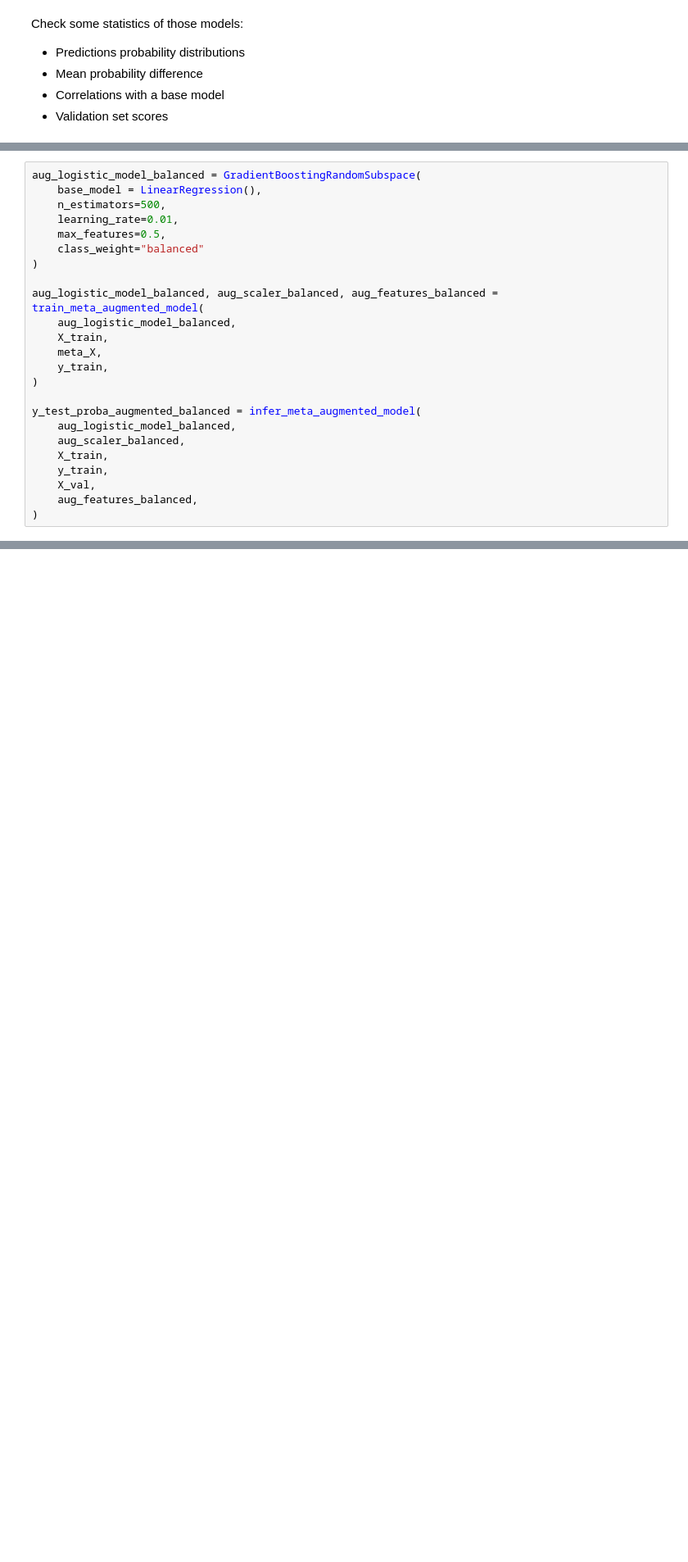
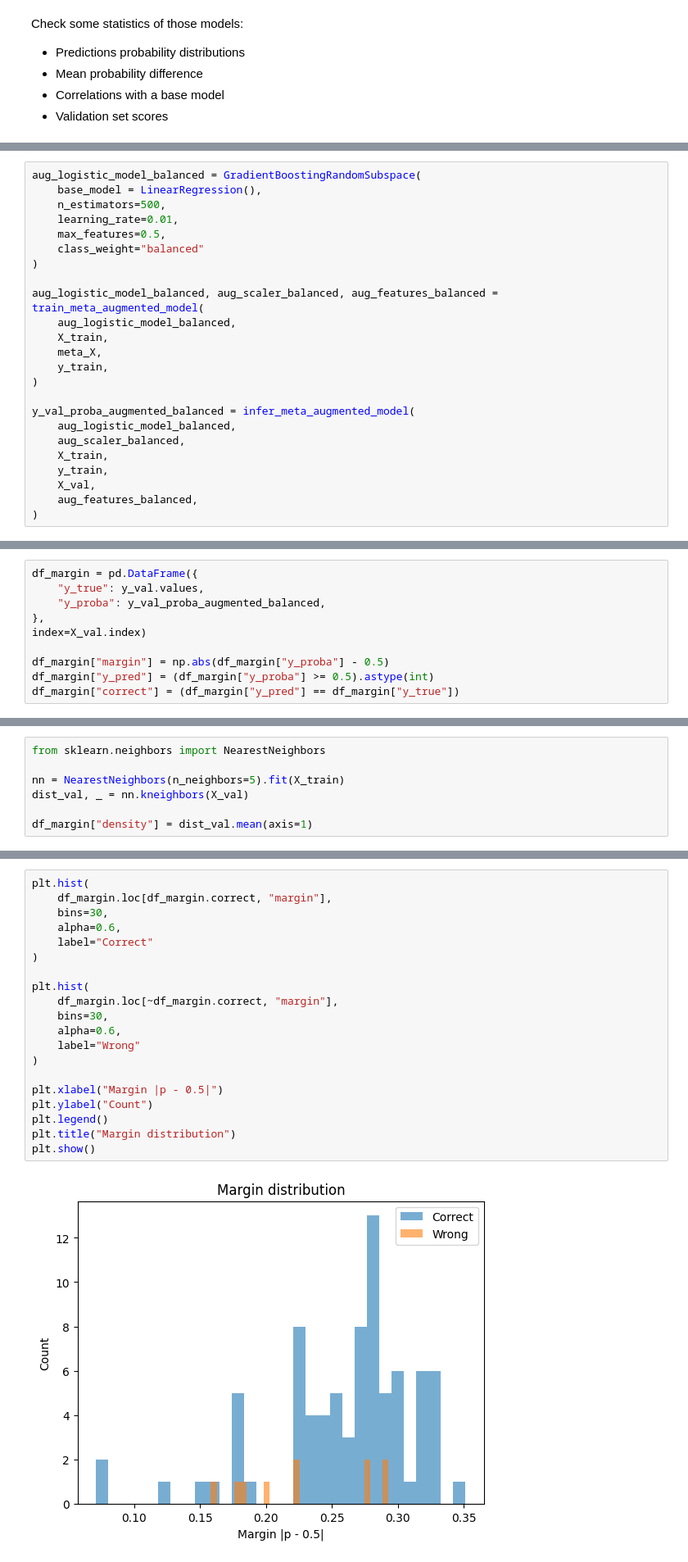
Before and after one commit to owmtgf/IAD_MAG_ML, a Jupyter notebook: LAB1/main.ipynb, the cells around one changed output, grey strips where cells are left out. Shown at 82% size. Cells and saved outputs as stored; diff of their text form; blank space fills up the shorter version.

```diff
--- a/LAB1/main.ipynb
+++ b/LAB1/main.ipynb
@@ -1260,7 +1260,7 @@ aug_logistic_model_balanced, aug_scaler_balanced, aug_features_balanced = train_
     y_train,
 )
 
-y_test_proba_augmented_balanced = infer_meta_augmented_model(
+y_val_proba_augmented_balanced = infer_meta_augmented_model(
     aug_logistic_model_balanced,
     aug_scaler_balanced,
     X_train,
@@ -1299,0 +1311,10 @@ submission.to_csv("submission.csv", index=False)
+# %%
+df_margin = pd.DataFrame({
+    "y_true": y_val.values,
+    "y_proba": y_val_proba_augmented_balanced,
+},
+index=X_val.index)
+
+df_margin["margin"] = np.abs(df_margin["y_proba"] - 0.5)
+df_margin["y_pred"] = (df_margin["y_proba"] >= 0.5).astype(int)
+df_margin["correct"] = (df_margin["y_pred"] == df_margin["y_true"])
@@ -1299,0 +1323,7 @@ submission.to_csv("submission.csv", index=False)
+# %%
+from sklearn.neighbors import NearestNeighbors
+
+nn = NearestNeighbors(n_neighbors=5).fit(X_train)
+dist_val, _ = nn.kneighbors(X_val)
+
+df_margin["density"] = dist_val.mean(axis=1)
@@ -1299,0 +1365,22 @@ submission.to_csv("submission.csv", index=False)
+# %%
+plt.hist(
+    df_margin.loc[df_margin.correct, "margin"],
+    bins=30,
+    alpha=0.6,
+    label="Correct"
+)
+
+plt.hist(
+    df_margin.loc[~df_margin.correct, "margin"],
+    bins=30,
+    alpha=0.6,
+    label="Wrong"
+)
+
+plt.xlabel("Margin |p - 0.5|")
+plt.ylabel("Count")
+plt.legend()
+plt.title("Margin distribution")
+plt.show()
+# %% [output]
+[figure, added]
```
Also changed, not shown: parts of 28 cells of this notebook.
